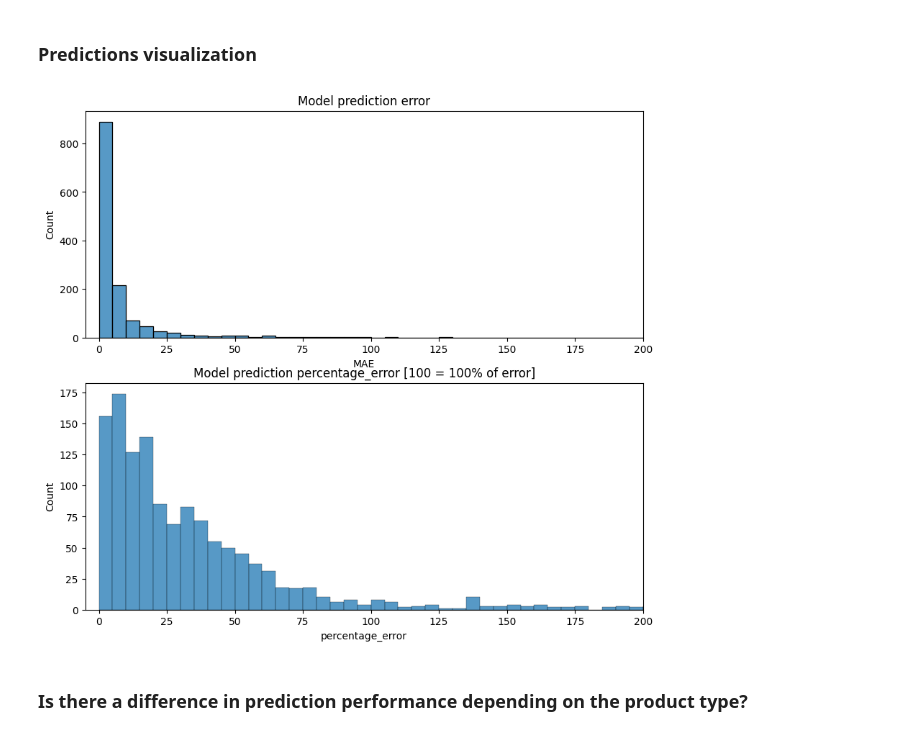
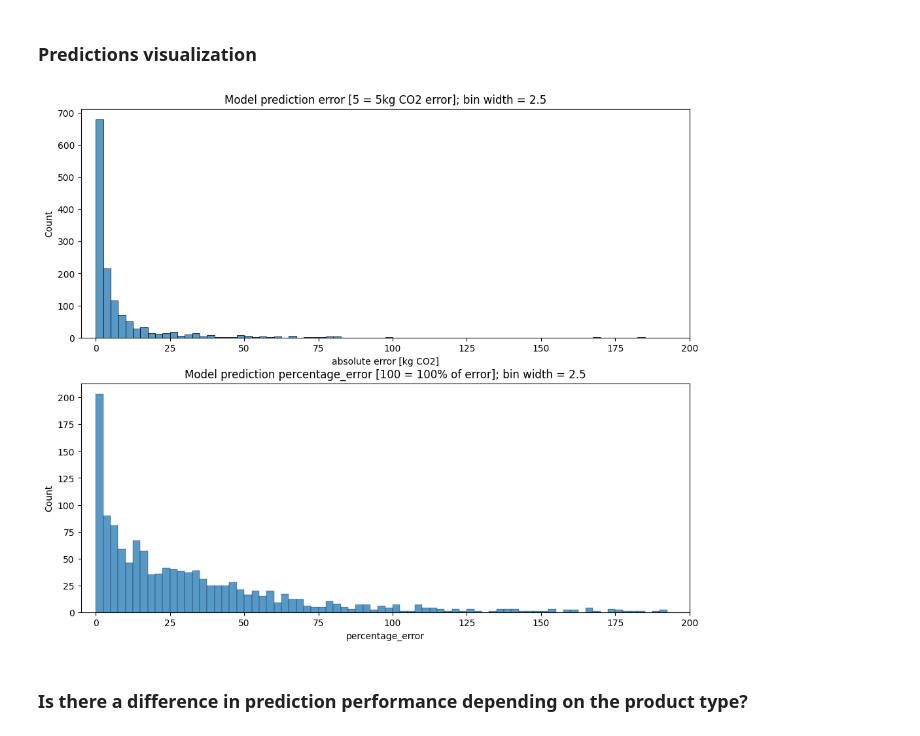
Before and after one commit to max-lutz/technical_case_fairly_made, a Jupyter notebook: notebooks/train_model_climate_change.ipynb, the cells around one changed output. Cells and saved outputs as stored; diff of their text form; code cells hidden in the pictures.

```diff
--- a/notebooks/train_model_climate_change.ipynb
+++ b/notebooks/train_model_climate_change.ipynb
@@ -114,6 +115,7 @@ models_list = {
                'DecisionTree Regressor': DecisionTreeRegressor(),
                'Random Forest': RandomForestRegressor(),
                'SVR': SVR(),
+               'KNN Regressor': KNeighborsRegressor(),
                'XGBRegressor': XGBRegressor(),
                'Lasso': Lasso(),
                'KernelRidge': KernelRidge(),
@@ -121,7 +123,7 @@ models_list = {
                'GradientBoostingRegressor': GradientBoostingRegressor()
               }
 
-scoring = {'max_error': 'max_error', 'neg_mean_squared_error': 'neg_mean_squared_error', 'r2':'r2'}
-columns = ['Model', 'Median fit time', 'Mean max error', 'Std max error', 'RMSE', 'Std RMSE', 'Mean r2', 'Std r2']
+scoring = {'neg_mean_absolute_error':'neg_mean_absolute_error', 'neg_median_absolute_error': 'neg_median_absolute_error', 'r2':'r2'}
+columns = ['Model', 'Median fit time', 'Mean abs error', 'Std abs error', 'Median abs error', 'Std Median abs error', 'Mean r2', 'Std r2']
 
 folds = KFold(n_splits=5, shuffle=True, random_state=0)
@@ -161,0 +130,23 @@ df_model_perf
+# %%
+X = X_train
+y = y_train
+
+model_perf_matrix = []
+predictions = pd.DataFrame()
+for model_name, model in tqdm(models_list.items()):
+    pipeline = Pipeline([
+        ('preprocessing', generate_preprocessing_transformer()),
+        ('model', model)
+    ])
+
+    cv_score = cross_validate(pipeline, X, y, cv=folds, scoring=scoring, verbose=0, error_score="raise");
+    model_perf_matrix.append([model_name, round(cv_score['fit_time'].mean(),3),
+                                          round(-cv_score['test_neg_mean_absolute_error'].mean(),4), round(cv_score['test_neg_mean_absolute_error'].std(),4),
+                                          round(-cv_score['test_neg_median_absolute_error'].mean(),4), round(cv_score['test_neg_median_absolute_error'].std(),4),
+                                          round(cv_score['test_r2'].mean(),4), round(cv_score['test_r2'].std(),4)])
+
+    pipeline.fit(X, y)
+    predictions[model_name] = pipeline.predict(X_val).T
+
+df_model_perf = pd.DataFrame(model_perf_matrix, columns=columns)
+df_model_perf
@@ -262,20 +266,20 @@ See the caveats in the documentation: https://pandas.pydata.org/pandas-docs/stab
 ### Predictions visualization
 # %%
 X_val = val.drop(columns=drop_columns)
-predictions['MAE'] = np.abs(predictions['XGBRegressor'] - predictions['label'])
-predictions['percentage_error'] = 100*predictions['MAE']/predictions['label']
+predictions['absolute error [kg CO2]'] = np.abs(predictions['DecisionTree Regressor'] - predictions['label'])
+predictions['percentage_error'] = 100*predictions['absolute error [kg CO2]']/predictions['label']
 
-fig, ax = plt.subplots(2,1, figsize=(10,9))
-sns.histplot(data=predictions, x="MAE", ax=ax[0],binwidth=5)
-ax[0].set_title('Model prediction error');
+fig, ax = plt.subplots(2,1, figsize=(12,10))
+sns.histplot(data=predictions, x="absolute error [kg CO2]", ax=ax[0],binwidth=2.5)
+ax[0].set_title('Model prediction error [5 = 5kg CO2 error]; bin width = 2.5');
 ax[0].set_xlim([-5, 200])
 
-sns.histplot(data=predictions, x="percentage_error", ax=ax[1], binwidth=5)
-ax[1].set_title('Model prediction percentage_error [100 = 100% of error]');
+sns.histplot(data=predictions, x="percentage_error", ax=ax[1], binwidth=2.5)
+ax[1].set_title('Model prediction percentage_error [100 = 100% of error]; bin width = 2.5');
 ax[1].set_xlim([-5, 200])
 plt.show()
 # %% [output]
-[figure, old version]
+[figure, new version]
 # %% [markdown]
 ### Is there a difference in prediction performance depending on the product type?
 # %%
```
Also changed, not shown: parts of 11 cells of this notebook.
